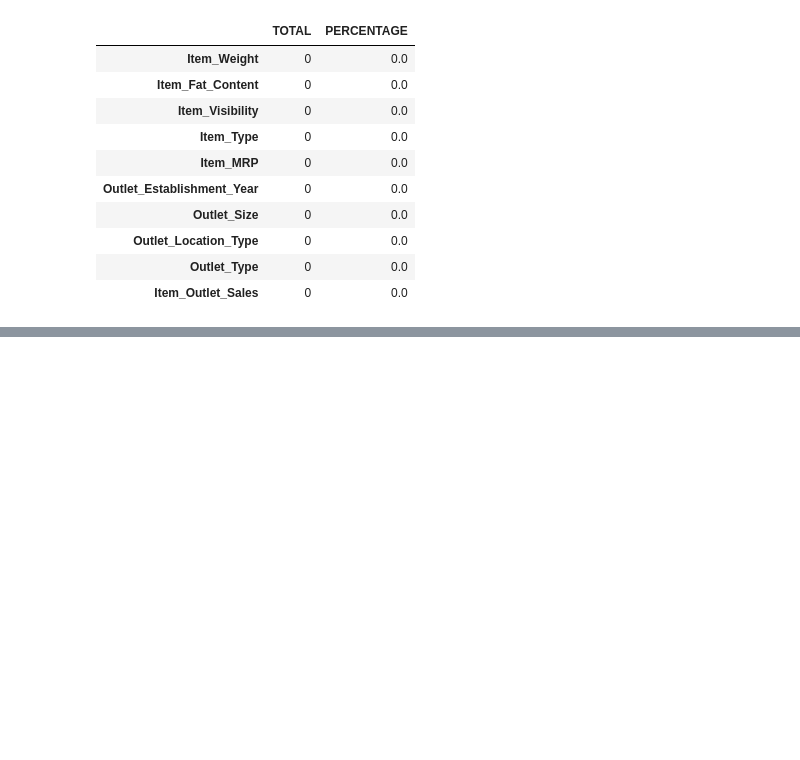
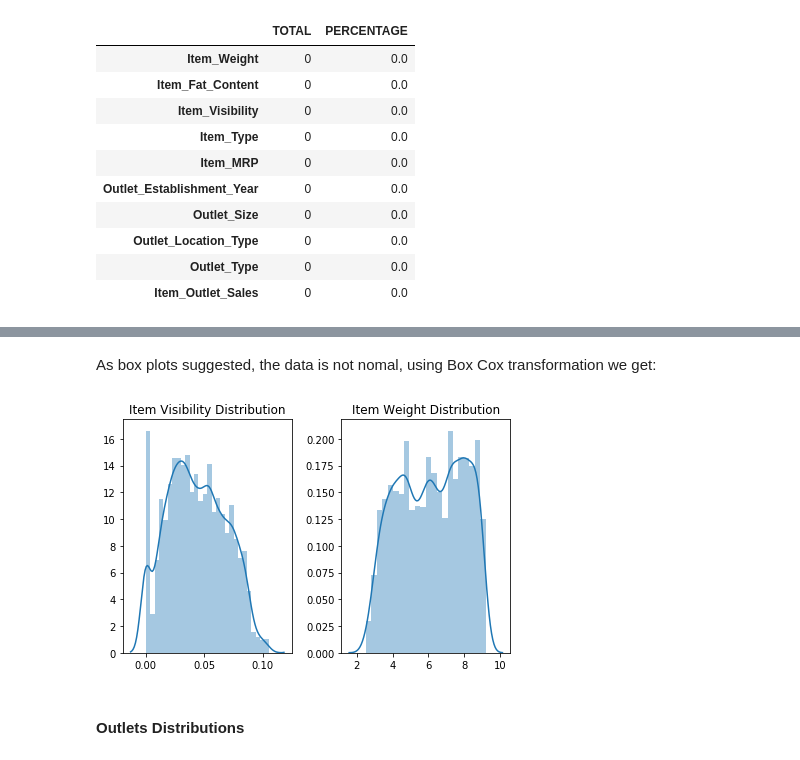
Before and after one commit to Bielos/BigMartSales, a Jupyter notebook: Big Mart Sales analysis and modeling.ipynb, the cells around one changed output, grey strips where cells are left out. Drawn from its saved outputs; the diff is of its cells as text; code cells hidden in the pictures; blank space fills up the shorter version.

Commit message:
Finish initial data analysis

```diff
--- a/Big Mart Sales analysis and modeling.ipynb
+++ b/Big Mart Sales analysis and modeling.ipynb
@@ -334,0 +342,22 @@ get_missing_data_table(df)
+# %% [markdown]
+As box plots suggested, the data is not nomal, using Box Cox transformation we get:
+# %%
+from scipy import stats
+
+fig = plt.figure()
+ax = fig.add_subplot(1,2,1)
+data = np.asarray(df[['Item_Visibility']].values) + 1
+sns.distplot(stats.boxcox(data)[0], ax=ax)
+ax.set(title='Item Visibility Distribution')
+
+ax = fig.add_subplot(1,2,2)
+data = np.asarray(df[['Item_Weight']].values)
+sns.distplot(stats.boxcox(data)[0], ax=ax)
+ax.set(title='Item Weight Distribution')
+
+fig.tight_layout()
+plt.show()
+# %% [output]
+[figure, added]
+# %% [markdown]
+#### Outlets Distributions
```
Also changed, not shown: parts of 44 cells of this notebook, 1 other file.
